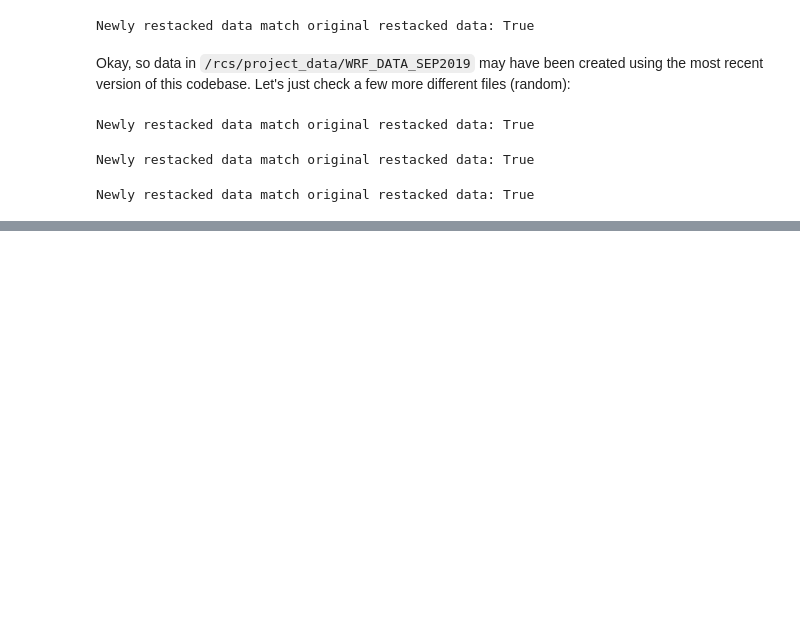
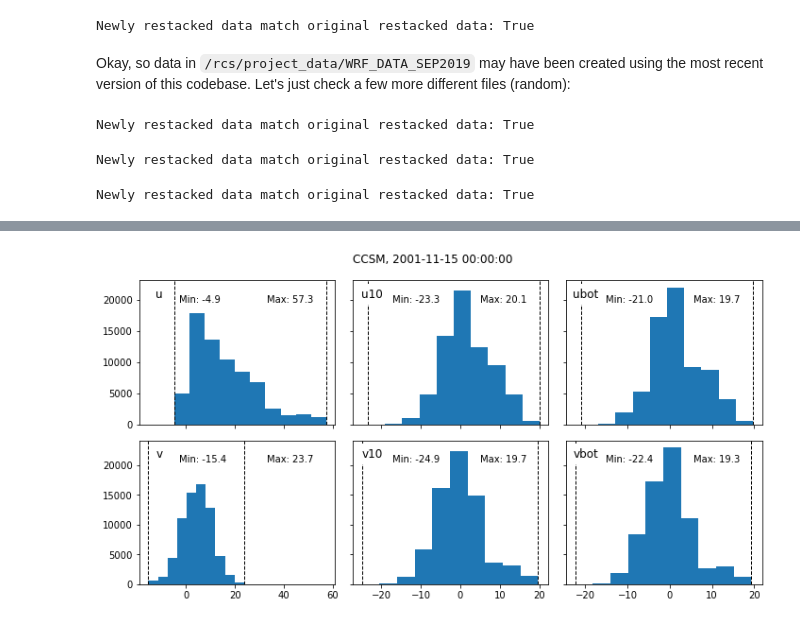
Before and after one commit to ua-snap/wrf_utils, a Jupyter notebook: snap_wrf_data_prep/repair_winds_issue.ipynb, the cells around one changed output, grey strips where cells are left out. Cells and saved outputs as stored; diff of their text form; code cells hidden in the pictures; blank space fills up the shorter version.

```diff
--- a/snap_wrf_data_prep/repair_winds_issue.ipynb
+++ b/snap_wrf_data_prep/repair_winds_issue.ipynb
@@ -596,3 +454,0 @@ slurm_scripts  u  u10  ubot  v  v10  vbot
-# %%
-with xr.open_dataset("/rcs/project_data/WRF_DATA_SEP2019/u10/U10_wrf_hourly_ccsm_hist_1970.nc") as ds:
-    temp = ds["U10"].sel(time="1970-01-03T00:00:00").values
@@ -991,0 +491,24 @@ with xr.open_dataset(out_fp.format("u", "U")) as out_ds:
+# %%
+fix_dir = Path("/rcs/project_data/wrf_data/wind-issue/hourly_fix")
+
+models = ["ERA-Interim", "NCAR*historical", "GFDL*historical", "NCAR*rcp85", "GFDL*rcp85"]
+year_ranges = [np.arange(1979, 2016), np.arange(1970, 2006), np.arange(1970, 2007), np.arange(2005, 2101), np.arange(2006, 2101)]
+
+results_di = {}
+for var in ["u", "v", "u10", "v10", "ubot", "vbot"]:
+    var_results_di = {}
+    for model, year_range in zip(models, year_ranges):
+        fps = sorted(list(fix_dir.glob(f"{var}/*{model}*")))
+        fp_years = [int(str(fp).split("_")[-1][:-3]) for fp in fps]
+        extra_years = list(set(fp_years) - set(year_range))
+        missing_years = list(set(year_range) - set(fp_years))
+        var_results_di[model] = {"extra": extra_years, "missing": missing_years}
+    results_di[var] = var_results_di
+
+results = []
+for var in results_di:
+    for model in results_di[var]:
+        for status in results_di[var][model]:
+            results.append(results_di[var][model][status] == [])
+
+print("No missing or extra years found:", np.all(results))
@@ -991,0 +737,4 @@ with xr.open_dataset(out_fp.format("u", "U")) as out_ds:
+# %%
+fig = plot_winds_histograms(fix_dir, "CCSM", times[1])
+# %% [output]
+[figure, added]
```
Also changed, not shown: parts of 86 cells of this notebook, 34 other files.
